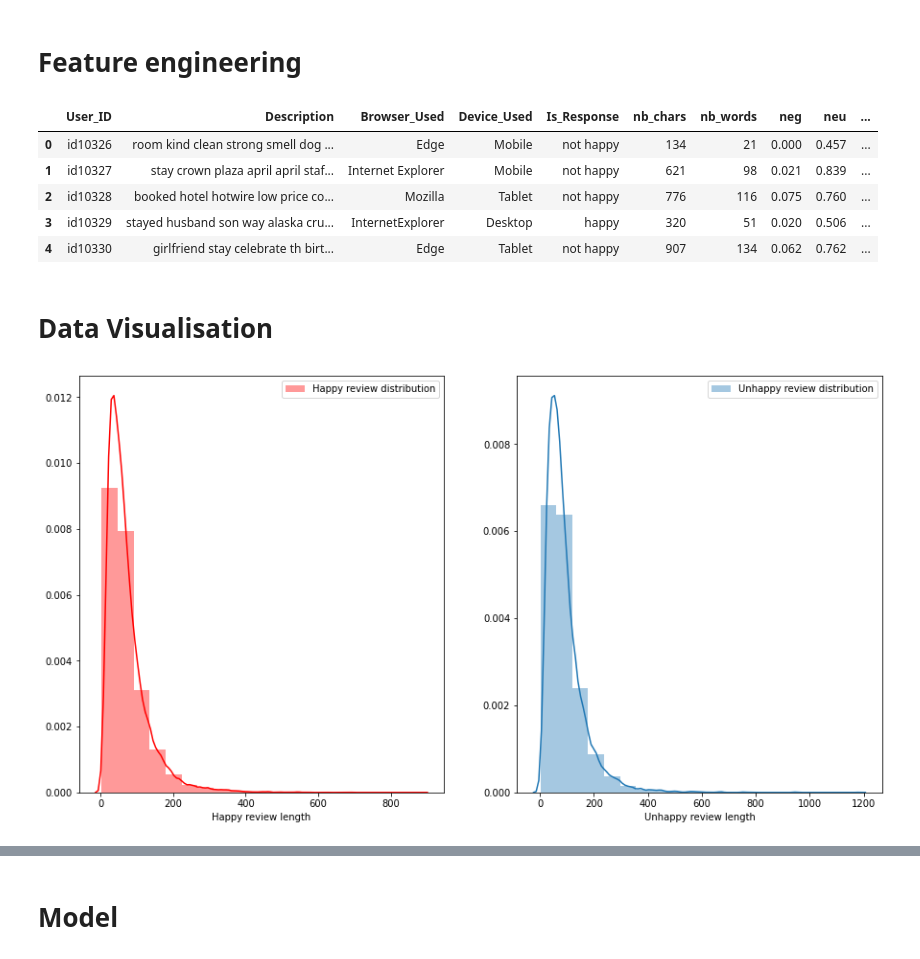
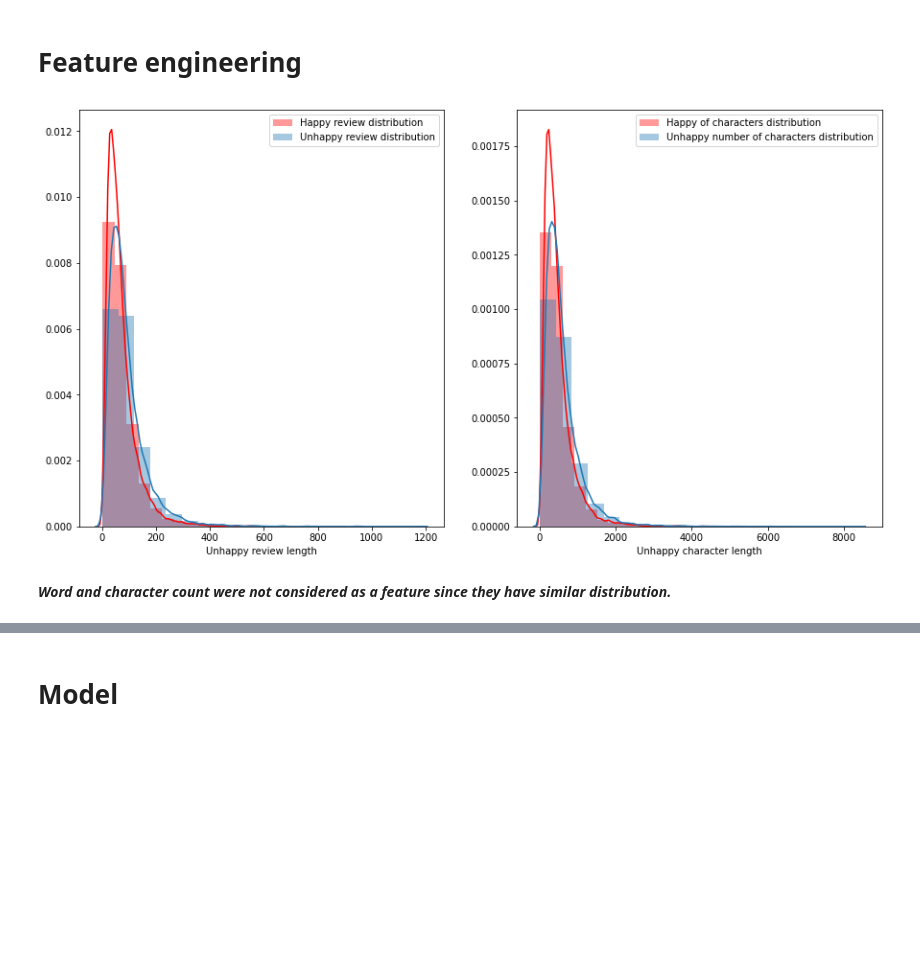
Before and after one commit to DipeshChothwe/NLP, a Jupyter notebook: Sentiment_analysis_for_hotel_reviews.ipynb, the cells around one changed output, grey strips where cells are left out. Saved outputs shown, nothing was run; the diff lists cells and outputs as text; code cells hidden in the pictures; blank space fills up the shorter version.

```diff
--- a/Sentiment_analysis_for_hotel_reviews.ipynb
+++ b/Sentiment_analysis_for_hotel_reviews.ipynb
@@ -215,4 +278,29 @@ train_data["nb_chars"] = train_data["Description"].apply(lambda x: len(x))
 
 # add number of words column
 train_data["nb_words"] = train_data["Description"].apply(lambda x: len(x.split(" ")))
+# %%
+
+f,ax = plt.subplots(1,2,figsize = (15,8))
+
+sns.distplot(train_data[train_data['Is_Response']=='happy']['nb_words'],bins=20,ax=ax[0],label='Happy review distribution',color='r')
+ax[0].set_xlabel('Happy review length')
+ax[0].legend()
+
+sns.distplot(train_data[train_data['Is_Response']=='not happy']['nb_words'],bins=20,ax=ax[0],label='Unhappy review distribution')
+ax[0].set_xlabel('Unhappy review length')
+ax[0].legend()
+
+sns.distplot(train_data[train_data['Is_Response']=='happy']['nb_chars'],bins=20,ax=ax[1],label='Happy of characters distribution',color='r')
+ax[1].set_xlabel('Happy review length')
+ax[1].legend()
+
+sns.distplot(train_data[train_data['Is_Response']=='not happy']['nb_chars'],bins=20,ax=ax[1],label='Unhappy number of characters distribution')
+ax[1].set_xlabel('Unhappy character length')
+ax[1].legend()
+
+plt.show()
+# %% [output]
+[figure, added]
+# %% [markdown]
+ ***Word and character count were not considered as a feature since they have similar distribution.***
 # %%
@@ -226,27 +328,0 @@ train_data = pd.concat([train_data.drop(['sentiments'], axis=1), train_data['sen
-# %%
-train_data.head()
-# %% [output]
-|  | User_ID | Description | Browser_Used | Device_Used | Is_Response | nb_chars | nb_words | neg | neu | ... |
-| 0 | id10326 | room kind clean strong smell dog ... | Edge | Mobile | not happy | 134 | 21 | 0.000 | 0.457 | ... |
-| 1 | id10327 | stay crown plaza april april staf... | Internet Explorer | Mobile | not happy | 621 | 98 | 0.021 | 0.839 | ... |
-| 2 | id10328 | booked hotel hotwire low price co... | Mozilla | Tablet | not happy | 776 | 116 | 0.075 | 0.760 | ... |
-| 3 | id10329 | stayed husband son way alaska cru... | InternetExplorer | Desktop | happy | 320 | 51 | 0.020 | 0.506 | ... |
-| 4 | id10330 | girlfriend stay celebrate th birt... | Edge | Tablet | not happy | 907 | 134 | 0.062 | 0.762 | ... |
-# %% [markdown]
-# **Data Visualisation**
-# %%
-
-f,ax = plt.subplots(1,2,figsize = (15,8))
-
-sns.distplot(train_data[train_data['Is_Response']=='happy']['nb_words'],bins=20,ax=ax[0],label='Happy review distribution',color='r')
-
-ax[0].set_xlabel('Happy review length')
-ax[0].legend()
-
-sns.distplot(train_data[train_data['Is_Response']=='not happy']['nb_words'],bins=20,ax=ax[1],label='Unhappy review distribution')
-ax[1].set_xlabel('Unhappy review length')
-ax[1].legend()
-
-plt.show()
-# %% [output]
-[figure, removed]
```
Also changed, not shown: parts of 41 cells of this notebook.
